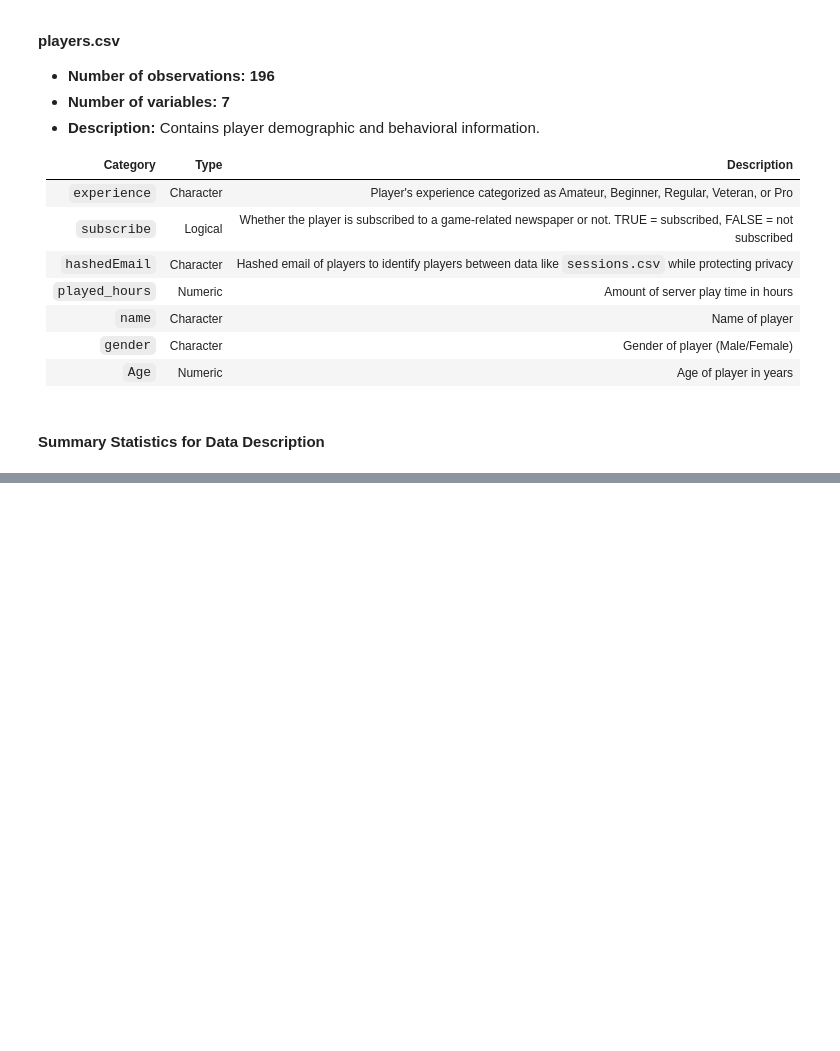
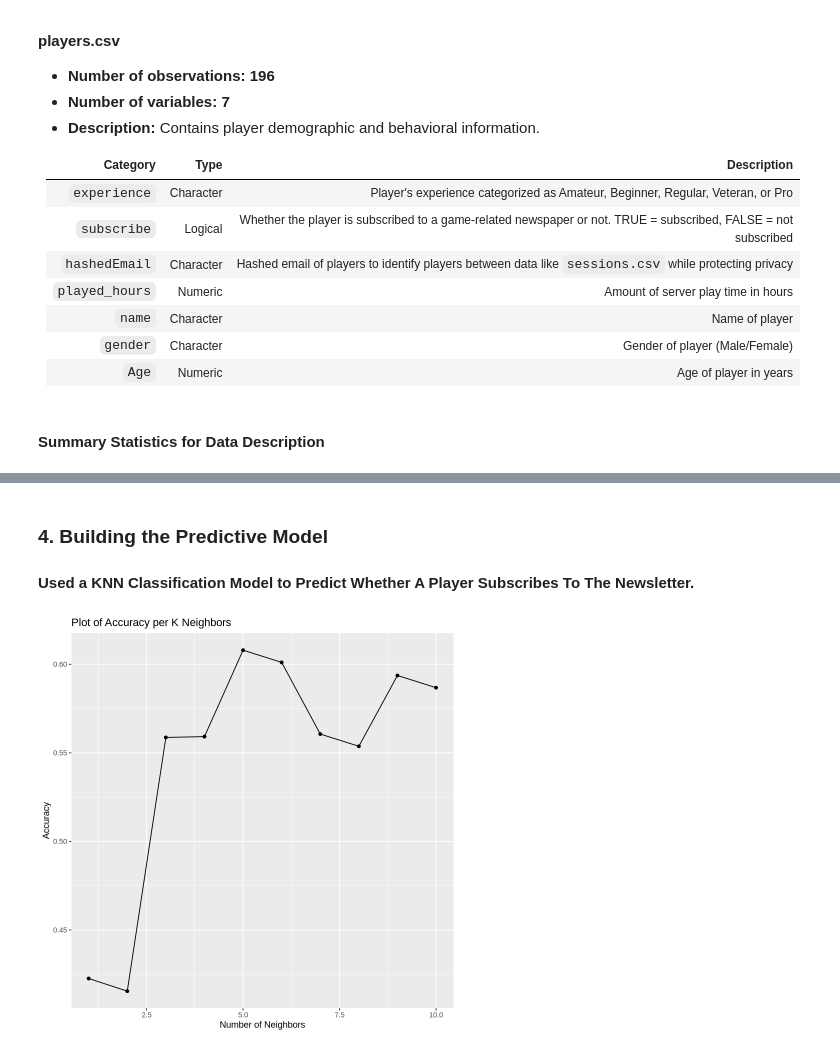
Before and after one commit to NiMadeChandra/FinalProjectDSCI_100-004_Group5, a Jupyter notebook: Group Project_Final.ipynb, the cells around one changed output, grey strips where cells are left out. Cells and saved outputs as stored; diff of their text form; code cells hidden in the pictures; blank space fills up the shorter version.

```diff
--- a/Group Project_Final.ipynb
+++ b/Group Project_Final.ipynb
@@ -346,0 +298,32 @@ Prediction FALSE TRUE
+# %% [markdown]
+### 4. Building the Predictive Model
+
+####  Used a KNN Classification Model to Predict Whether A Player Subscribes To The Newsletter.
+# %%
+training_recipe <- recipe(subscribe ~ Age + played_hours, data = players_training) |>
+    step_impute_mean(all_numeric_predictors()) |>
+    step_scale(all_predictors()) |>
+    step_center(all_predictors())
+
+players_vfold <- vfold_cv(players_training, v = 5, strata = subscribe)
+
+knn_spec <- nearest_neighbor(weight_func = "rectangular", neighbors = tune()) |>
+    set_engine("kknn") |>
+    set_mode("classification")
+
+players_fit <- workflow() |>
+    add_recipe(training_recipe) |>
+    add_model(knn_spec) |>
+    tune_grid(resamples = players_vfold, grid = kvals) |>
+    collect_metrics() |>
+    filter(.metric == "accuracy")
+
+k_plot <- players_fit |>
+    ggplot(aes(x = neighbors, y = mean)) +
+        geom_point() +
+        geom_line() +
+        labs(x = "Number of Neighbors", y = "Accuracy") +
+        ggtitle("Plot of Accuracy per K Neighbors")
+k_plot
+# %% [output]
+[figure, added]
```
Also changed, not shown: parts of 21 cells of this notebook.
